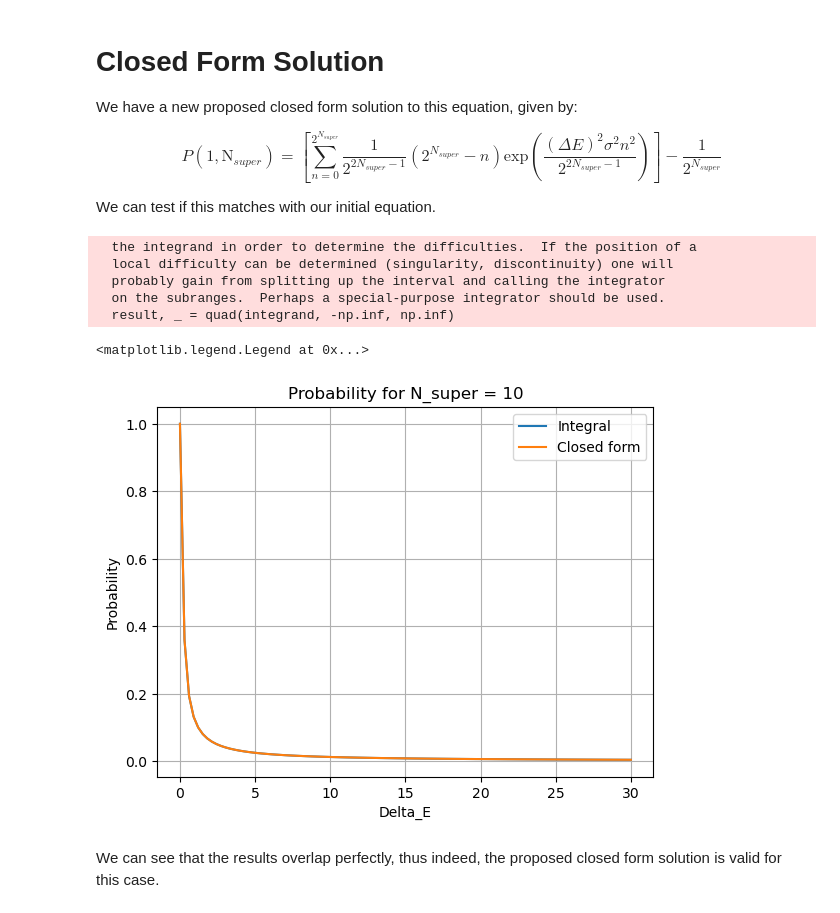
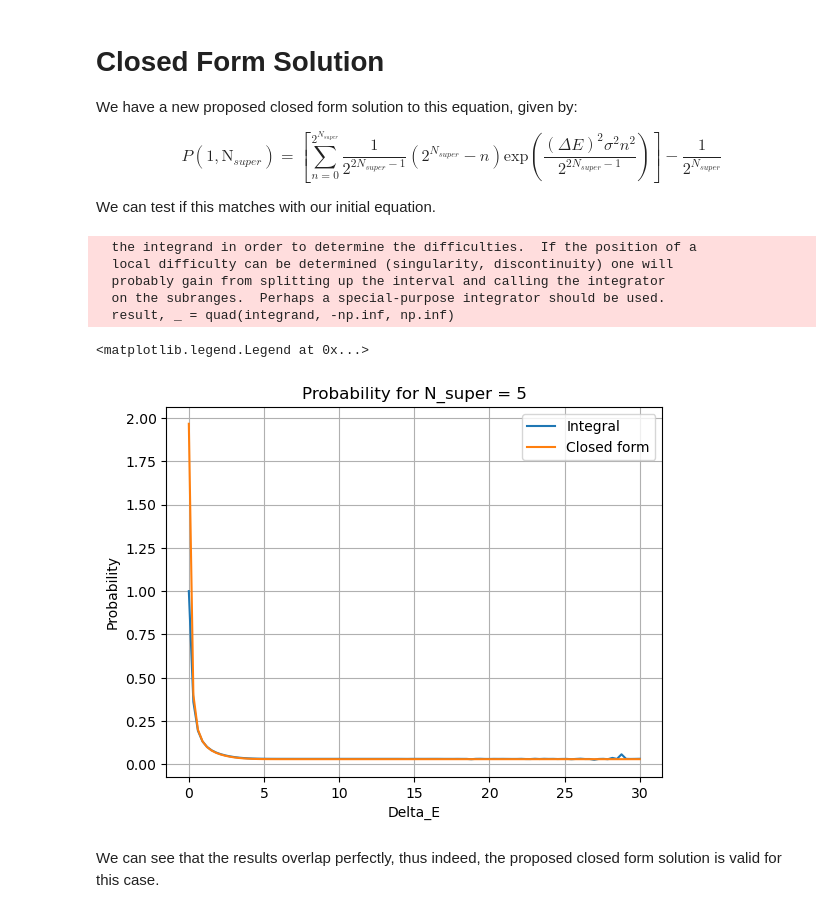
Before and after one commit to OnatAyldz/rodeo_algorithm_frib, a Jupyter notebook: noisecalculator.ipynb, the cells around one changed output. Saved outputs shown, nothing was run; the diff lists cells and outputs as text; code cells hidden in the pictures.

```diff
--- a/noisecalculator.ipynb
+++ b/noisecalculator.ipynb
@@ -195,32 +195,35 @@ We can test if this matches with our initial equation.
 # %%
 def closed_form_solution(sigma, N_super, DE_values):
     results = []
     for DE in DE_values:
-        result = sum((1 / 2**(2 * N_super - 1)) *(2**N_super - n) *
-            np.exp(-((DE**2) * sigma**2 * n**2) / (2**(2 * N_super - 1)))for n in range(2**N_super + 1)) - (1 / 2**N_super)
+        result = sum((1 / 2**(2 * N_super - 1)) *(2**N_super - 1) *
+            np.exp(-((DE**2) * sigma**2 * n**2) / (2**(2 * N_super - 1)))for n in range(2**N_super+1)) - (1 / 2**N_super)
         results.append(result)
     return np.array(results)
 
-N_super = 10
+N_super = 5
 DE_values = np.linspace(0, 30, 100)
 results1 = obtain_probabilities(10, N_super, DE_values)
 results2 = closed_form_solution(10, N_super, DE_values)
 
+plotresults = np.abs(results1-results2)
+
 plt.grid()
 plt.plot(DE_values, results1, label = 'Integral')
 plt.plot(DE_values, results2, label = 'Closed form')
+# plt.plot(DE_values, plotresults)
 plt.xlabel("Delta_E")
 plt.ylabel("Probability")
 plt.title(fr"Probability for N_super = {N_super}")
 plt.legend()
 # %% [output]
   the integrand in order to determine the difficulties.  If the position of a
   local difficulty can be determined (singularity, discontinuity) one will
   probably gain from splitting up the interval and calling the integrator
   on the subranges.  Perhaps a special-purpose integrator should be used.
   result, _ = quad(integrand, -np.inf, np.inf)
 <matplotlib.legend.Legend at 0x...>
-[figure, old version]
+[figure, new version]
 # %% [markdown]
 We can see that the results overlap perfectly, thus indeed, the proposed closed form solution is valid for this case.
 # %%
```
